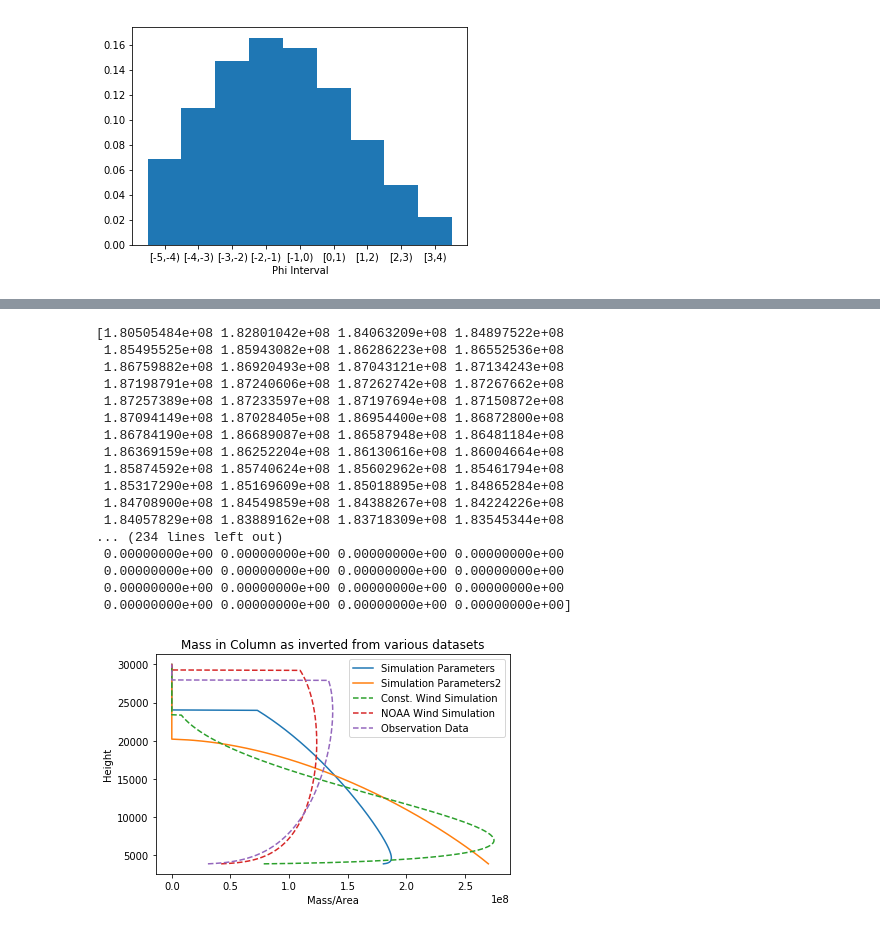
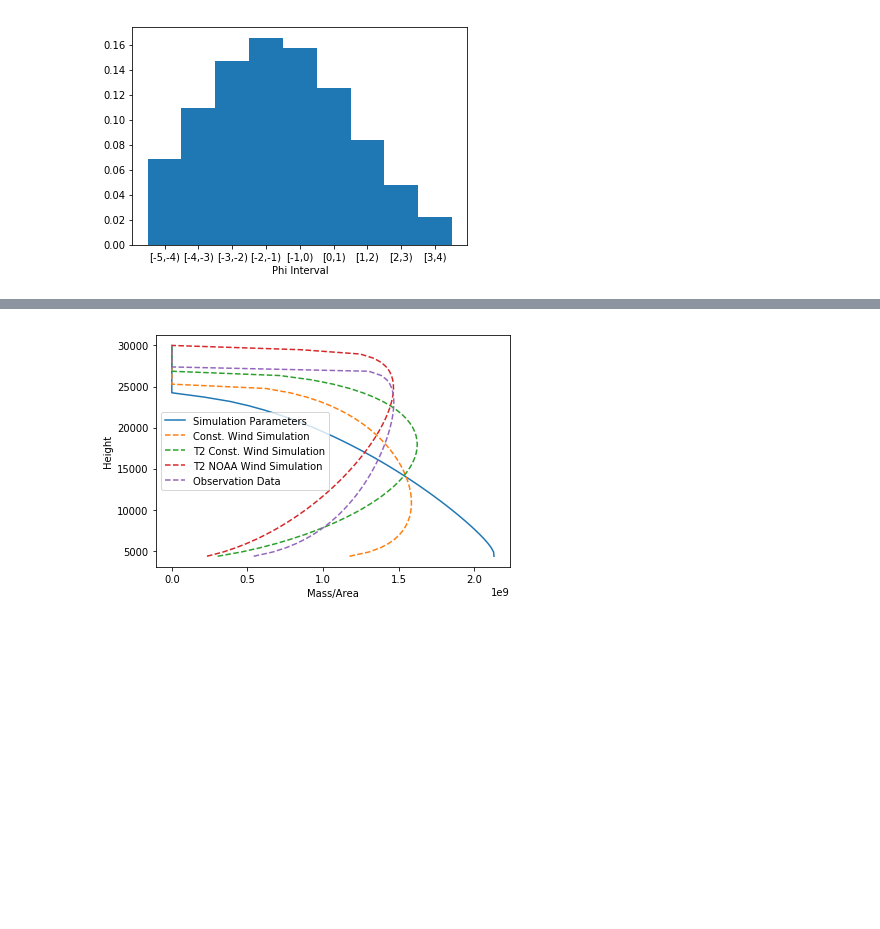
Before and after one commit to nmostert/inversion_project, a Jupyter notebook: Fixing_vent_height.ipynb, the cells around one changed output, grey strips where cells are left out. Saved outputs shown, nothing was run; the diff lists cells and outputs as text; code cells hidden in the pictures; blank space fills up the shorter version.

```diff
--- a/Fixing_vent_height.ipynb
+++ b/Fixing_vent_height.ipynb
@@ -206,9 +227,9 @@ v = config["WIND_SPEED"]*np.sin(wind_angle)
 for phi_step in phi_steps:
     mass_in_phi = config["ERUPTION_MASS"] * phi_step["probability"]
     input_table, gsm_df, sig, vv, tft= gaussian_stack_single_phi(config, globs, grid,
-                                                          int(config["COL_STEPS"]), vent_height,
+                                                          int(20), vent_height,
                                                           config["PLUME_HEIGHT"],
-                                                          q_dist,
+                                                          (config["ALPHA"], config["BETA"]),
                                                           mass_in_phi,
                                                           (u,v),
                                                           phi_step["lower"],
@@ -240,6 +261,9 @@ total_time = process_time() - t_tot
 print("Total time: %.5f seconds"%total_time)
 
 forward_df = df_merge
+
+# forward_df["MassArea"] = forward_df["MassArea"]*(6991/9469)
+
 forward_df["radius"] = np.sqrt(forward_df["Easting"]**2 + forward_df["Northing"]**2)
 forward_df = forward_df.sort_values(by=['radius'])
 forward_df["Residual"] = forward_df["MassArea"]/obs_df["MassArea"]*100
@@ -327,8 +361,8 @@ wind_angle = np.radians(55.5)
 
 u = config["WIND_SPEED"]*np.cos(wind_angle)
 v = config["WIND_SPEED"]*np.sin(wind_angle)
-names = ["Const. Wind Simulation", "NOAA Wind Simulation", "Observation Data"]
-data_sets = [forward_df, t2_df, obs_df]
+names = ["Const. Wind Simulation", "T2 Const. Wind Simulation","T2 NOAA Wind Simulation", "Observation Data"]
+data_sets = [forward_df, t2_const_df, t2_df, obs_df]
 inverted_masses_list = []
 params_list = []
 for name, df in zip(names, data_sets):
@@ -336,8 +370,8 @@ for name, df in zip(names, data_sets):
     out = gaussian_stack_inversion(config,
                               globs, df,
                               len(df),
-                              500, vent_height,
-                              config["PLUME_HEIGHT"],
+                              50, vent_height,
+                              H,
                               config["ERUPTION_MASS"],
                               (u,v),
                               phi_steps,
@@ -448,65 +503,28 @@ SSE: 641.4750305675092
 # %%
 fig, ax1 = plt.subplots(1,1, figsize=(
     6, 4), facecolor='w', edgecolor='k')
 
-
-
-a_star, b_star, h1_star = param_inv_transform(config["ALPHA"],
-                                         config["BETA"],
-                                         config["PLUME_HEIGHT"], H)
-# q_mass = mass_dist_in_plume(q_dist, vent_height,
-#                             config["PLUME_HEIGHT"],
-#                             inversion_table["Height"],
-#                             config["ERUPTION_MASS"])
-
-q_mass, _, _, _ = beta_transform(a_star, b_star, h1_star,
-                                 config["ERUPTION_MASS"],
-                                 inversion_table["Height"],
-                                 vent_height,
-                                 H)
-
 q_dist = beta(config["ALPHA"],config["BETA"])
 
-q_mass2 = mass_dist_in_plume(q_dist, vent_height,
+q_mass = mass_dist_in_plume(config["ALPHA"],config["BETA"], vent_height,
             config["PLUME_HEIGHT"],
             inversion_table["Height"],
             config["ERUPTION_MASS"])
 
-print(q_mass)
-print(q_mass2)
-
 ax1.plot(q_mass, inversion_table["Height"], label="Simulation Parameters")
-ax1.plot(q_mass2, inversion_table["Height"], label="Simulation Parameters2")
 for name, mass in zip(names, inverted_masses_list):
     ax1.plot(mass,
          inversion_table["Height"],
          '--', label=name)
 ax1.legend()
-ax1.set_title("Mass in Column as inverted from various datasets")
+# ax1.set_title("Mass in Column as inverted from various datasets")
 ax1.set_ylabel("Height")
 ax1.set_xlabel("Mass/Area")
 
 plt.tight_layout()
 plt.show()
 # %% [output]
-[1.80505484e+08 1.82801042e+08 1.84063209e+08 1.84897522e+08
- 1.85495525e+08 1.85943082e+08 1.86286223e+08 1.86552536e+08
- 1.86759882e+08 1.86920493e+08 1.87043121e+08 1.87134243e+08
- 1.87198791e+08 1.87240606e+08 1.87262742e+08 1.87267662e+08
- 1.87257389e+08 1.87233597e+08 1.87197694e+08 1.87150872e+08
- 1.87094149e+08 1.87028405e+08 1.86954400e+08 1.86872800e+08
- 1.86784190e+08 1.86689087e+08 1.86587948e+08 1.86481184e+08
- 1.86369159e+08 1.86252204e+08 1.86130616e+08 1.86004664e+08
- 1.85874592e+08 1.85740624e+08 1.85602962e+08 1.85461794e+08
- 1.85317290e+08 1.85169609e+08 1.85018895e+08 1.84865284e+08
- 1.84708900e+08 1.84549859e+08 1.84388267e+08 1.84224226e+08
- 1.84057829e+08 1.83889162e+08 1.83718309e+08 1.83545344e+08
-... (234 lines left out)
- 0.00000000e+00 0.00000000e+00 0.00000000e+00 0.00000000e+00
- 0.00000000e+00 0.00000000e+00 0.00000000e+00 0.00000000e+00
- 0.00000000e+00 0.00000000e+00 0.00000000e+00 0.00000000e+00
- 0.00000000e+00 0.00000000e+00 0.00000000e+00 0.00000000e+00]
-[figure, old version]
+[figure, new version]
 # %%
 for name, params, mass, in_data in zip(names, params_list, inverted_masses_list, data_sets):
     print("========%s========"%name)
```
Also changed, not shown: parts of 13 cells of this notebook, 5 other files.
